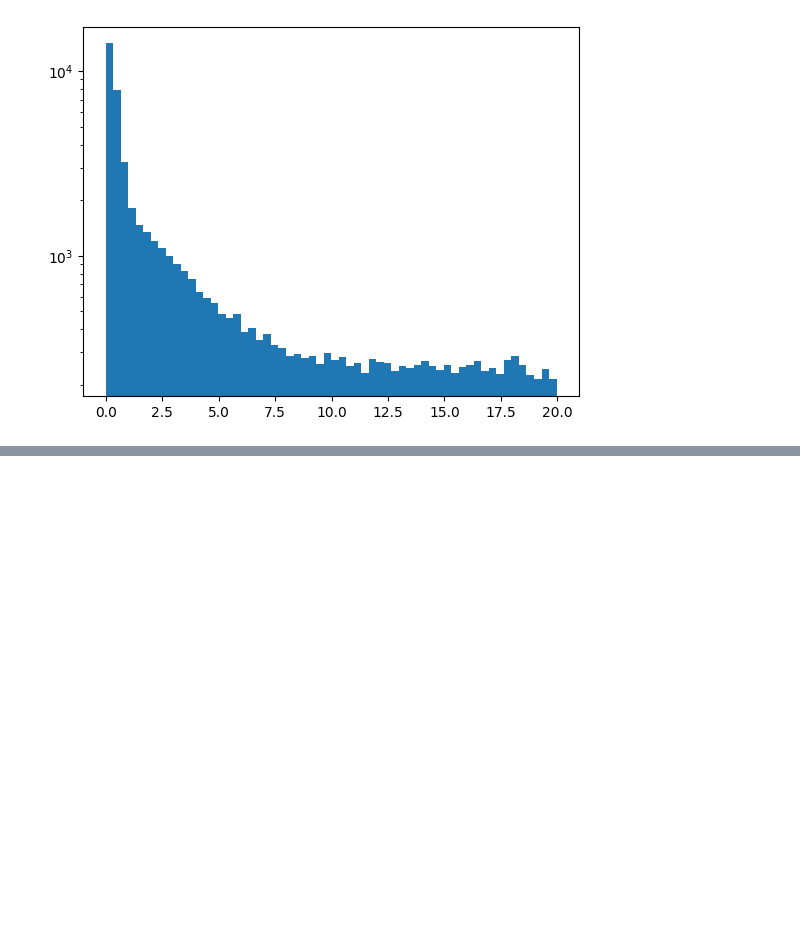
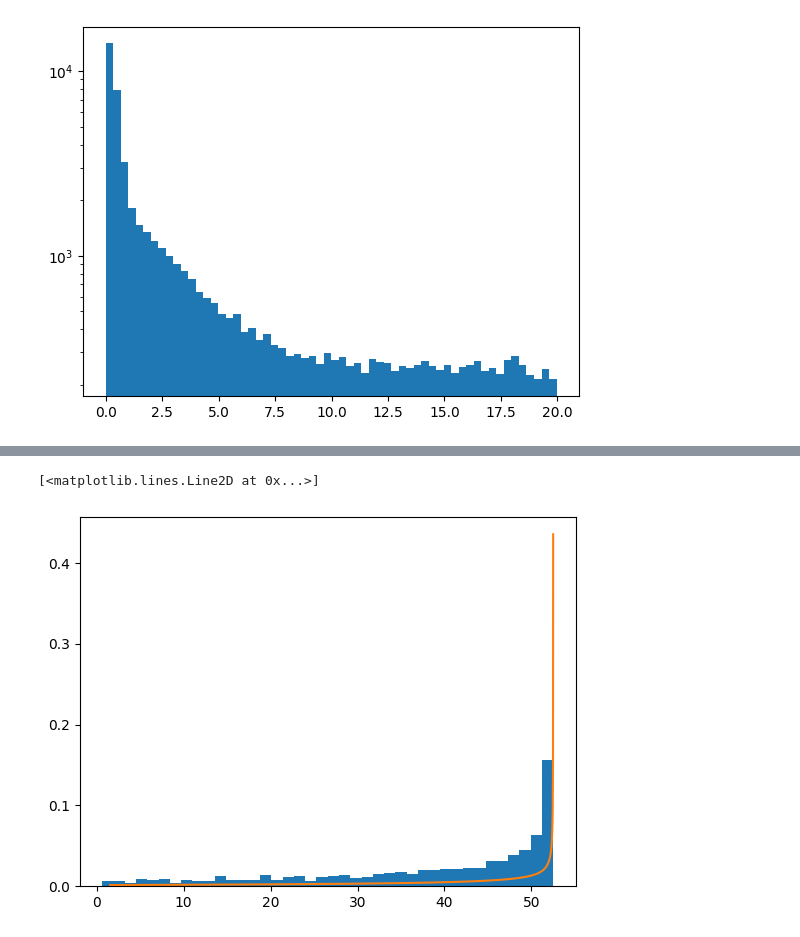
Before and after one commit to nlyu1/muon-lifetime-191-s25, a Jupyter notebook: code/mass_calibration.ipynb, the cells around one changed output, grey strips where cells are left out. Saved outputs shown, nothing was run; the diff lists cells and outputs as text; code cells hidden in the pictures; blank space fills up the shorter version.

```diff
--- a/code/mass_calibration.ipynb
+++ b/code/mass_calibration.ipynb
@@ -112,0 +184,14 @@ Text(0.5, 1.0, 'After lifetime f')
+# %%
+import random
+E_hist = [ ]
+for i in range(6000):
+    random_index = random.choice(range(len(theta)))
+    Energy = Eplus[random_index]
+    E_hist.append(Energy)
+
+_ = plt.hist(E_hist, bins = 40,density=True)
+dtheta_dE = np.gradient(theta, Eplus)
+plt.plot(Eplus, np.abs(dtheta_dE)/(2*np.pi))
+# %% [output]
+[<matplotlib.lines.Line2D at 0x...>]
+[figure, added]
```
Also changed, not shown: parts of 6 cells of this notebook, 1 other file.
